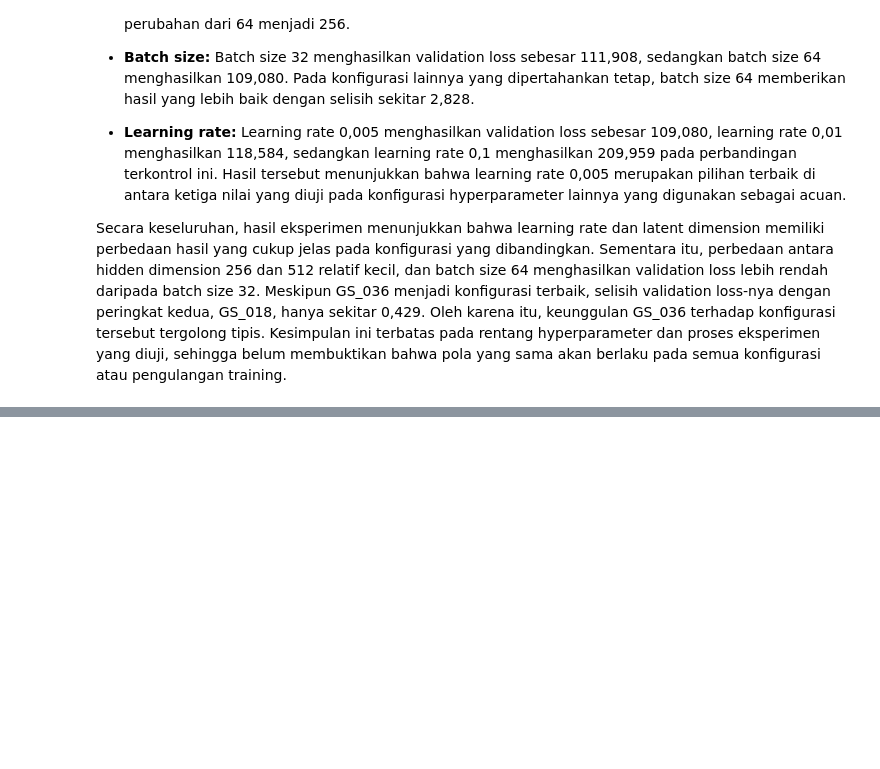
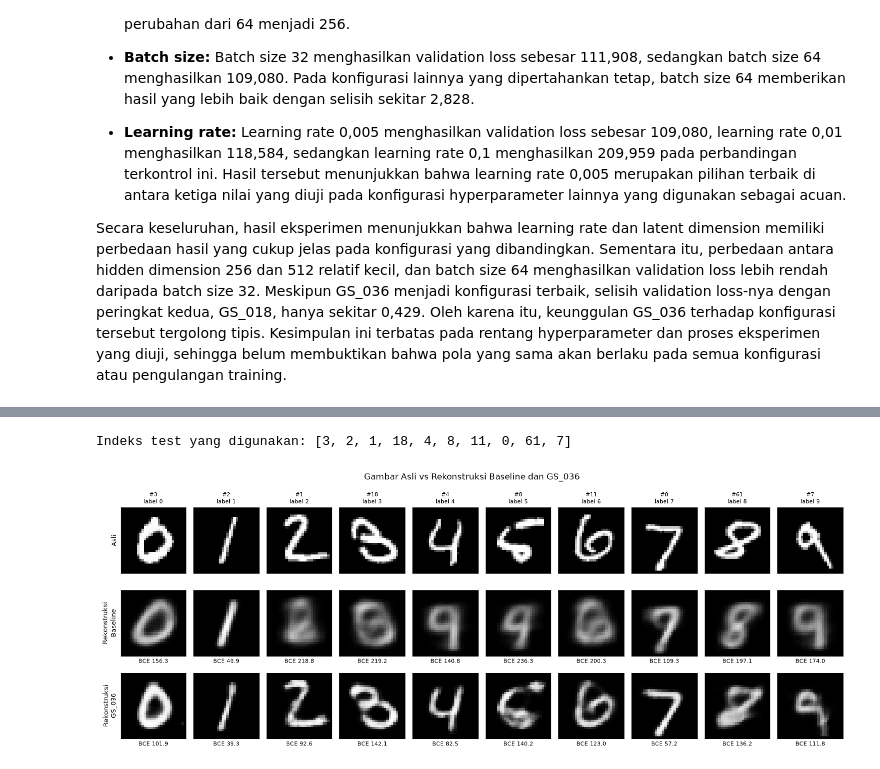
Before and after one commit to AI-IF-TelU/Proyek1-GenAI-VAE-Telertubbies, a Jupyter notebook: main.ipynb, the cells around one changed output, grey strips where cells are left out. Cells and saved outputs as stored; diff of their text form; code cells hidden in the pictures; blank space fills up the shorter version.

Commit message:
feat(evaluation): evaluate VAE test performance

```diff
--- a/main.ipynb
+++ b/main.ipynb
@@ -2653,0 +2760,16 @@ Secara keseluruhan, hasil eksperimen menunjukkan bahwa learning rate dan latent
+# %%
+# Pemeriksaan Kestabilan Hasil Test terhadap Seed
+
+stability_rows = []
+for name, info in models_to_eval.items():
+    for seed in [0, 1, 2, 3, 4]:
+        set_eval_seed(seed)
+        metrics = evaluate_vae(info["model"], test_loader, device, beta=info["beta"])
+        stability_rows.append({"Model": name, "seed": seed, **metrics})
+
+stability = pd.DataFrame(stability_rows)
+
+print("=== Rata-rata dan Simpangan Baku dari 5 Seed ===")
+display(stability.groupby("Model")[["loss", "bce", "kl"]].agg(["mean", "std"]).round(4))
+
+stability.to_csv(EVAL_DIR / "test_metrics_seed_stability.csv", index=False)
@@ -2653,0 +2791,63 @@ Secara keseluruhan, hasil eksperimen menunjukkan bahwa learning rate dan latent
+# %%
+# Perbandingan Gambar Asli dan Rekonstruksi Kedua Model
+
+labels_test = np.asarray(y_test)
+
+# Indeks pertama untuk setiap digit 0-9 pada test set
+fixed_indices = [int(np.flatnonzero(labels_test == digit)[0]) for digit in range(10)]
+print("Indeks test yang digunakan:", fixed_indices)
+
+
+def reconstruct(model, images, seed=EVAL_SEED):
+    """Merekonstruksi gambar dengan seed tetap tanpa menghitung gradien."""
+    model.eval()
+    set_eval_seed(seed)
+    with torch.no_grad():
+        reconstruction, _, _ = model(images)
+    return reconstruction
+
+
+def bce_per_image(reconstruction, images):
+    """Menghitung BCE untuk setiap gambar (jumlah 784 piksel)."""
+    return F.binary_cross_entropy(reconstruction, images, reduction="none").flatten(1).sum(1)
+
+
+def plot_reconstruction(indices, title, save_path):
+    """Baris 1: asli, baris 2-3: rekonstruksi. Setiap kolom adalah gambar yang sama."""
+    originals = torch.stack([test_dataset[i] for i in indices]).to(device)
+
+    rows = [("Asli", originals, None)]
+    for name, info in models_to_eval.items():
+        reconstruction = reconstruct(info["model"], originals)
+        rows.append((f"Rekonstruksi\n{name}", reconstruction,
+                     bce_per_image(reconstruction, originals)))
+
+    n_cols = len(indices)
+    fig, axes = plt.subplots(len(rows), n_cols, figsize=(1.5 * n_cols, 1.9 * len(rows)))
+
+    for r, (row_name, images, bces) in enumerate(rows):
+        for c in range(n_cols):
+            ax = axes[r, c]
+            ax.imshow(images[c, 0].cpu().numpy(), cmap="gray", vmin=0, vmax=1)
+            ax.set_xticks([])
+            ax.set_yticks([])
+            if r == 0:
+                ax.set_title(f"#{indices[c]}\nlabel {labels_test[indices[c]]}", fontsize=8)
+            if bces is not None:
+                ax.set_xlabel(f"BCE {bces[c].item():.1f}", fontsize=8)
+        axes[r, 0].set_ylabel(row_name, fontsize=9)
+
+    fig.suptitle(title, fontsize=12)
+    fig.tight_layout()
+    fig.savefig(save_path, dpi=150)
+    plt.show()
+
+
+plot_reconstruction(
+    fixed_indices,
+    "Gambar Asli vs Rekonstruksi Baseline dan GS_036",
+    FIGURE_DIR / "reconstruction_fixed_samples.png",
+)
+# %% [output]
+Indeks test yang digunakan: [3, 2, 1, 18, 4, 8, 11, 0, 61, 7]
+[figure, added]
```
Also changed, not shown: parts of 9 cells of this notebook, 6 other files.
